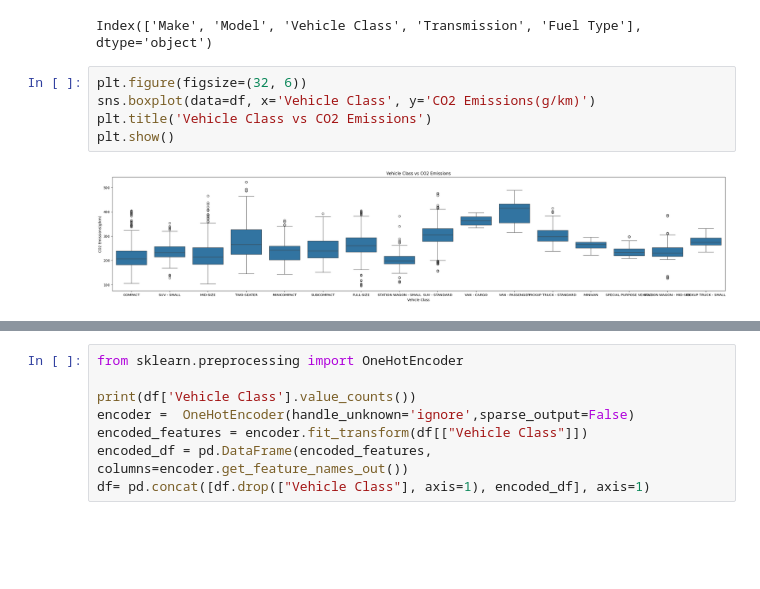
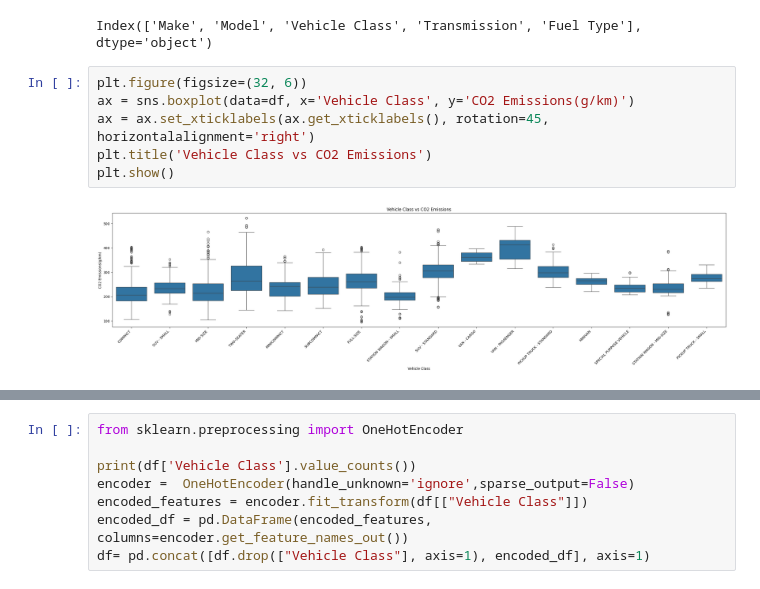
Before and after one commit to Hoseinrajabi1997/co2-emission, a Jupyter notebook: regression-co2-prediction.ipynb, the cells around one changed output, grey strips where cells are left out. Drawn from its saved outputs; the diff is of its cells as text; blank space fills up the shorter version.

Commit message:
new plot

```diff
--- a/regression-co2-prediction.ipynb
+++ b/regression-co2-prediction.ipynb
@@ -101,8 +101,9 @@ print(categorigal_features.columns)
 Index(['Make', 'Model', 'Vehicle Class', 'Transmission', 'Fuel Type'], dtype='object')
 # %%
 plt.figure(figsize=(32, 6))
-sns.boxplot(data=df, x='Vehicle Class', y='CO2 Emissions(g/km)')
+ax = sns.boxplot(data=df, x='Vehicle Class', y='CO2 Emissions(g/km)')
+ax = ax.set_xticklabels(ax.get_xticklabels(), rotation=45, horizontalalignment='right')
 plt.title('Vehicle Class vs CO2 Emissions')
 plt.show()
 # %% [output]
-[figure, old version]
+[figure, new version]
```
Also changed, not shown: parts of 2 cells of this notebook.
